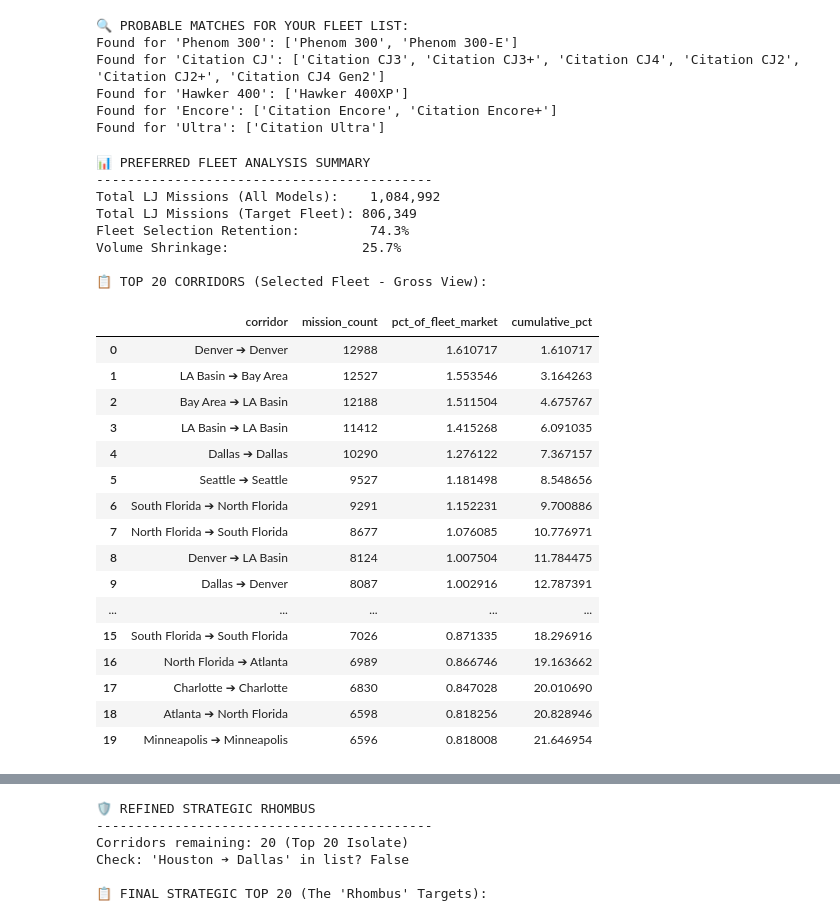
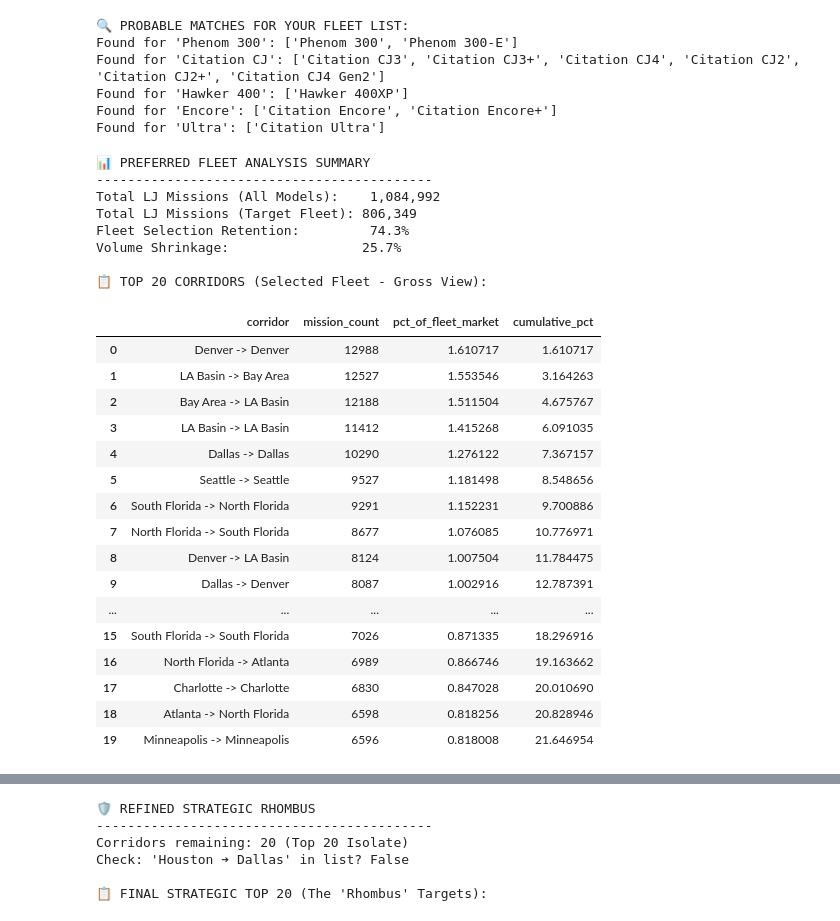
Before and after one commit to tausif-agntworksai/flight-pipeline, a Jupyter notebook: pricing/eda/vedant/wingx/final_wingx_24_25_lj_smid_dow_tod_analysis_metro.ipynb, the cells around one changed output, grey strips where cells are left out. Cells and saved outputs as stored; diff of their text form; code cells hidden in the pictures.

```diff
--- a/pricing/eda/vedant/wingx/final_wingx_24_25_lj_smid_dow_tod_analysis_metro.ipynb
+++ b/pricing/eda/vedant/wingx/final_wingx_24_25_lj_smid_dow_tod_analysis_metro.ipynb
@@ -137,52 +137,52 @@ df_lj_raw = df[
 ].copy()
 
 # 3. Create Corridor Key and Aggregate
-df_lj_raw['corridor'] = df_lj_raw['FromMetro'] + " ➔ " + df_lj_raw['ToMetro']
+df_lj_raw['corridor'] = df_lj_raw['FromMetro'] + " -> " + df_lj_raw['ToMetro']
 corridor_counts_raw = df_lj_raw['corridor'].value_counts().reset_index()
 corridor_counts_raw.columns = ['corridor', 'mission_count']
 
 # 4. Market Share Calculation
 total_fleet_missions = len(df_lj_raw)
 fleet_retention_pct = (total_fleet_missions / total_lj_all_models) * 100
 corridor_counts_raw['pct_of_fleet_market'] = (corridor_counts_raw['mission_count'] / total_fleet_missions) * 100
 corridor_counts_raw['cumulative_pct'] = corridor_counts_raw['pct_of_fleet_market'].cumsum()
 
 # --- VALIDATION ---
 print(f"📊 PREFERRED FLEET ANALYSIS SUMMARY")
 print(f"-------------------------------------------")
 print(f"Total LJ Missions (All Models):    {total_lj_all_models:,}")
 print(f"Total LJ Missions (Target Fleet): {total_fleet_missions:,}")
 print(f"Fleet Selection Retention:         {fleet_retention_pct:.1f}%")
 print(f"Volume Shrinkage:                 {100 - fleet_retention_pct:.1f}%")
 
 print(f"\n📋 TOP 20 CORRIDORS (Selected Fleet - Gross View):")
 display(corridor_counts_raw.head(20))
 # %% [output]
 📊 PREFERRED FLEET ANALYSIS SUMMARY
 -------------------------------------------
 Total LJ Missions (All Models):    1,084,992
 Total LJ Missions (Target Fleet): 806,349
 Fleet Selection Retention:         74.3%
 Volume Shrinkage:                 25.7%
 
 📋 TOP 20 CORRIDORS (Selected Fleet - Gross View):
 |  | corridor | mission_count | pct_of_fleet_market | cumulative_pct |
-| 0 | Denver ➔ Denver | 12988 | 1.610717 | 1.610717 |
-| 1 | LA Basin ➔ Bay Area | 12527 | 1.553546 | 3.164263 |
-| 2 | Bay Area ➔ LA Basin | 12188 | 1.511504 | 4.675767 |
-| 3 | LA Basin ➔ LA Basin | 11412 | 1.415268 | 6.091035 |
-| 4 | Dallas ➔ Dallas | 10290 | 1.276122 | 7.367157 |
-| 5 | Seattle ➔ Seattle | 9527 | 1.181498 | 8.548656 |
-| 6 | South Florida ➔ North Florida | 9291 | 1.152231 | 9.700886 |
-| 7 | North Florida ➔ South Florida | 8677 | 1.076085 | 10.776971 |
-| 8 | Denver ➔ LA Basin | 8124 | 1.007504 | 11.784475 |
-| 9 | Dallas ➔ Denver | 8087 | 1.002916 | 12.787391 |
+| 0 | Denver -> Denver | 12988 | 1.610717 | 1.610717 |
+| 1 | LA Basin -> Bay Area | 12527 | 1.553546 | 3.164263 |
+| 2 | Bay Area -> LA Basin | 12188 | 1.511504 | 4.675767 |
+| 3 | LA Basin -> LA Basin | 11412 | 1.415268 | 6.091035 |
+| 4 | Dallas -> Dallas | 10290 | 1.276122 | 7.367157 |
+| 5 | Seattle -> Seattle | 9527 | 1.181498 | 8.548656 |
+| 6 | South Florida -> North Florida | 9291 | 1.152231 | 9.700886 |
+| 7 | North Florida -> South Florida | 8677 | 1.076085 | 10.776971 |
+| 8 | Denver -> LA Basin | 8124 | 1.007504 | 11.784475 |
+| 9 | Dallas -> Denver | 8087 | 1.002916 | 12.787391 |
 | ... | ... | ... | ... | ... |
-| 15 | South Florida ➔ South Florida | 7026 | 0.871335 | 18.296916 |
-| 16 | North Florida ➔ Atlanta | 6989 | 0.866746 | 19.163662 |
-| 17 | Charlotte ➔ Charlotte | 6830 | 0.847028 | 20.010690 |
-| 18 | Atlanta ➔ North Florida | 6598 | 0.818256 | 20.828946 |
-| 19 | Minneapolis ➔ Minneapolis | 6596 | 0.818008 | 21.646954 |
+| 15 | South Florida -> South Florida | 7026 | 0.871335 | 18.296916 |
+| 16 | North Florida -> Atlanta | 6989 | 0.866746 | 19.163662 |
+| 17 | Charlotte -> Charlotte | 6830 | 0.847028 | 20.010690 |
+| 18 | Atlanta -> North Florida | 6598 | 0.818256 | 20.828946 |
+| 19 | Minneapolis -> Minneapolis | 6596 | 0.818008 | 21.646954 |
 # %%
 # -----------------------------------------------------------------------------------------
 # CELL 3: STRUCTURAL FILTERING (INTER-METRO MARKET)
```
Also changed, not shown: parts of 3 cells of this notebook, 30 other files.
